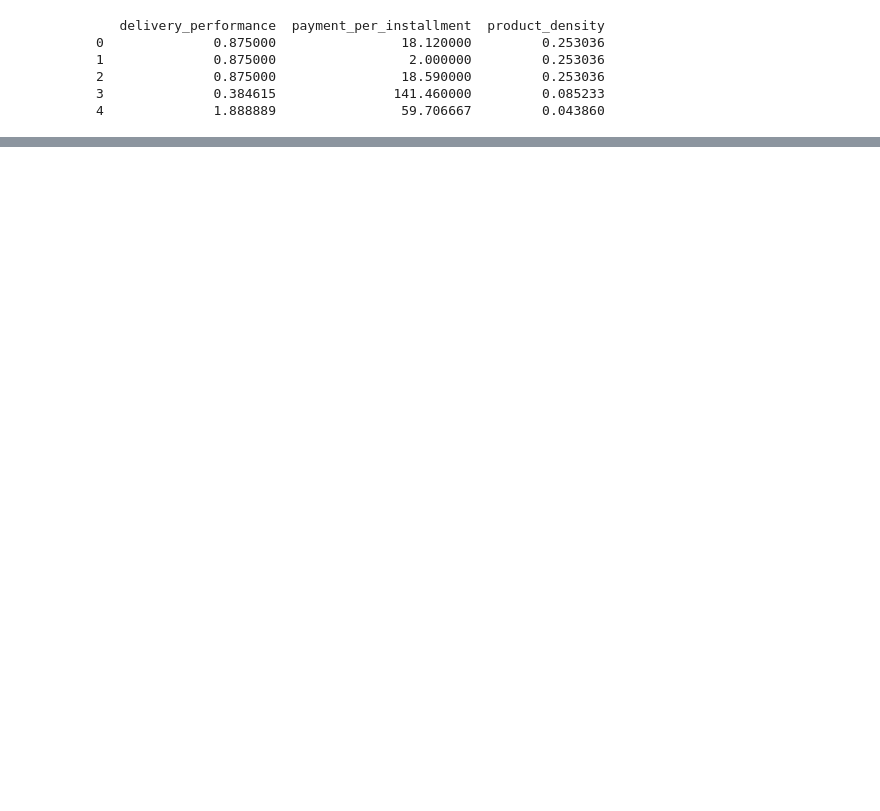
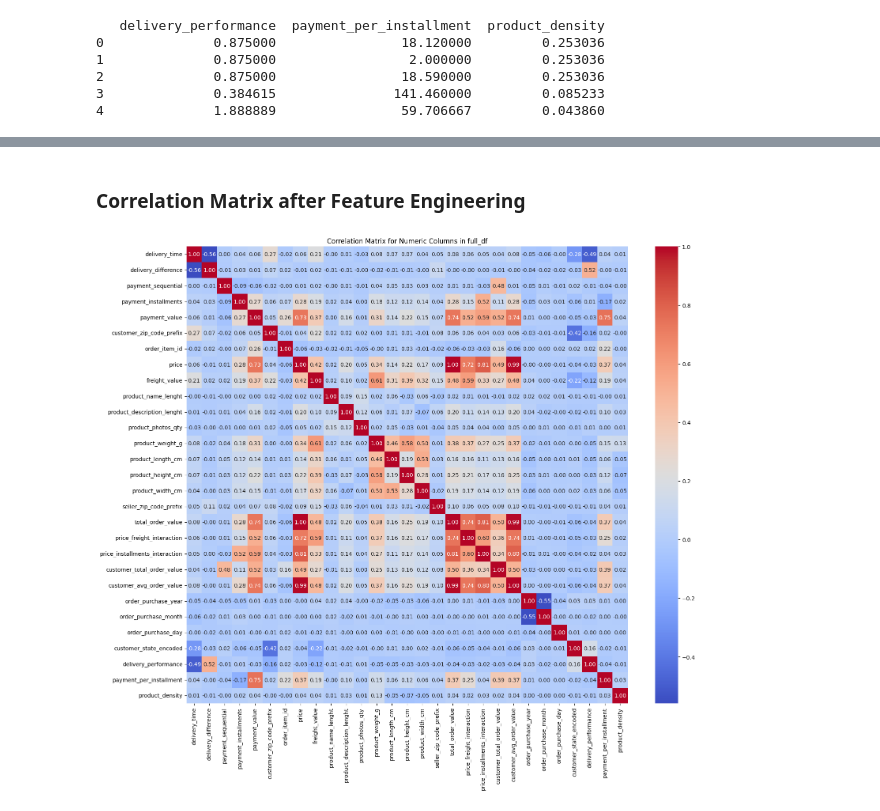
Before and after one commit to Jaiharishan/IDS-PROJECT, a Jupyter notebook: main2.ipynb, the cells around one changed output, grey strips where cells are left out. Drawn from its saved outputs; the diff is of its cells as text; code cells hidden in the pictures; blank space fills up the shorter version.

Commit message:
feature selection and removal of unnecessary attributes

```diff
--- a/main2.ipynb
+++ b/main2.ipynb
@@ -108,10 +199,10 @@ full_df['order_purchase_day'] = pd.to_datetime(full_df['order_purchase_timestamp
 # 4. Encode categorical variables using Label Encoding
 label_encoder = LabelEncoder()
 full_df['customer_state_encoded'] = label_encoder.fit_transform(full_df['customer_state'])
-full_df['seller_state_encoded'] = label_encoder.fit_transform(full_df['seller_state'])
+# full_df['seller_state_encoded'] = label_encoder.fit_transform(full_df['seller_state'])
 
 # Display the first few rows of the updated dataframe
-print(full_df[['price_freight_interaction', 'price_installments_interaction', 'total_order_value', 'order_purchase_year', 'order_purchase_month', 'order_purchase_day', 'customer_state_encoded', 'seller_state_encoded']].head())
+print(full_df[['price_freight_interaction', 'price_installments_interaction', 'total_order_value', 'order_purchase_year', 'order_purchase_month', 'order_purchase_day', 'customer_state_encoded']].head())
 # %% [output]
    price_freight_interaction  price_installments_interaction  \
 0                   261.5128                           29.99
@@ -213,0 +302,16 @@ KeyboardInterrupt:
+# %% [markdown]
+### Correlation Matrix after Feature Engineering
+# %%
+# Select only numeric columns from full_df
+numeric_columns = full_df.select_dtypes(include=['number'])
+
+# Compute the correlation matrix and display values in the heatmap
+correlation_matrix = numeric_columns.corr()
+
+# Visualize the correlation matrix using seaborn
+plt.figure(figsize=(18, 15))
+sns.heatmap(correlation_matrix, annot=True, cmap='coolwarm', fmt='.2f', cbar=True)
+plt.title('Correlation Matrix for Numeric Columns in full_df')
+plt.show()
+# %% [output]
+[figure, added]
```
Also changed, not shown: parts of 22 cells of this notebook.
